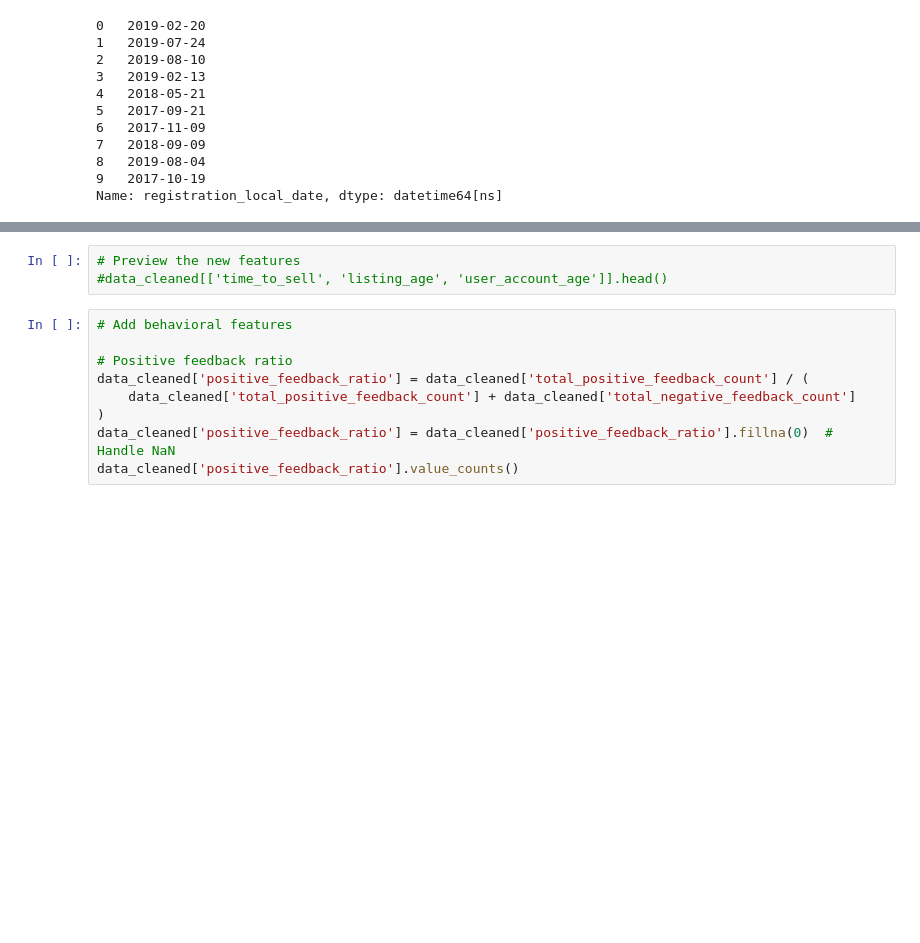
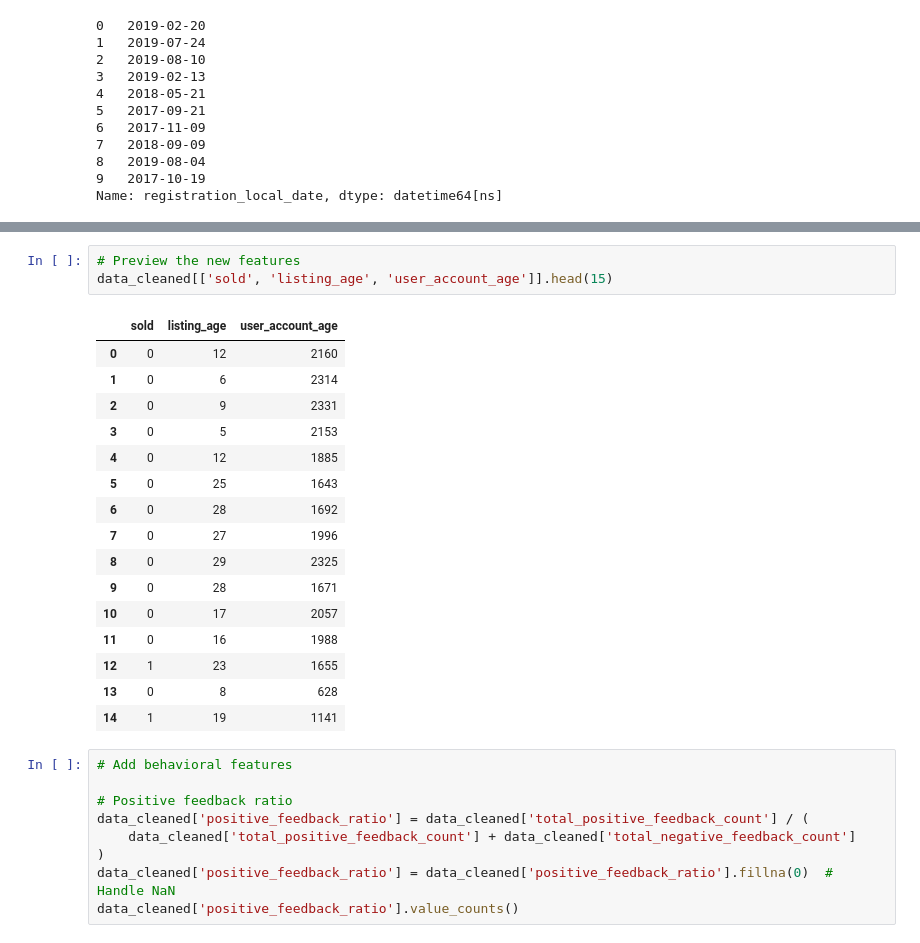
Before and after one commit to alperozgursahin/Fintech-Data-Project, a Jupyter notebook: Untitled1.ipynb, the cells around one changed output, grey strips where cells are left out. Saved outputs shown, nothing was run; the diff lists cells and outputs as text; blank space fills up the shorter version.

```diff
--- a/Untitled1.ipynb
+++ b/Untitled1.ipynb
@@ -177,6 +177,23 @@ Name: user_account_age, Length: 442792, dtype: int64
 # %%
 # Preview the new features
-#data_cleaned[['time_to_sell', 'listing_age', 'user_account_age']].head()
+data_cleaned[['sold', 'listing_age', 'user_account_age']].head(15)
+# %% [output]
+|  | sold | listing_age | user_account_age |
+| 0 | 0 | 12 | 2160 |
+| 1 | 0 | 6 | 2314 |
+| 2 | 0 | 9 | 2331 |
+| 3 | 0 | 5 | 2153 |
+| 4 | 0 | 12 | 1885 |
+| 5 | 0 | 25 | 1643 |
+| 6 | 0 | 28 | 1692 |
+| 7 | 0 | 27 | 1996 |
+| 8 | 0 | 29 | 2325 |
+| 9 | 0 | 28 | 1671 |
+| 10 | 0 | 17 | 2057 |
+| 11 | 0 | 16 | 1988 |
+| 12 | 1 | 23 | 1655 |
+| 13 | 0 | 8 | 628 |
+| 14 | 1 | 19 | 1141 |
 # %%
 # Add behavioral features
 
```
Also changed, not shown: parts of 38 cells of this notebook, 1 other file.
